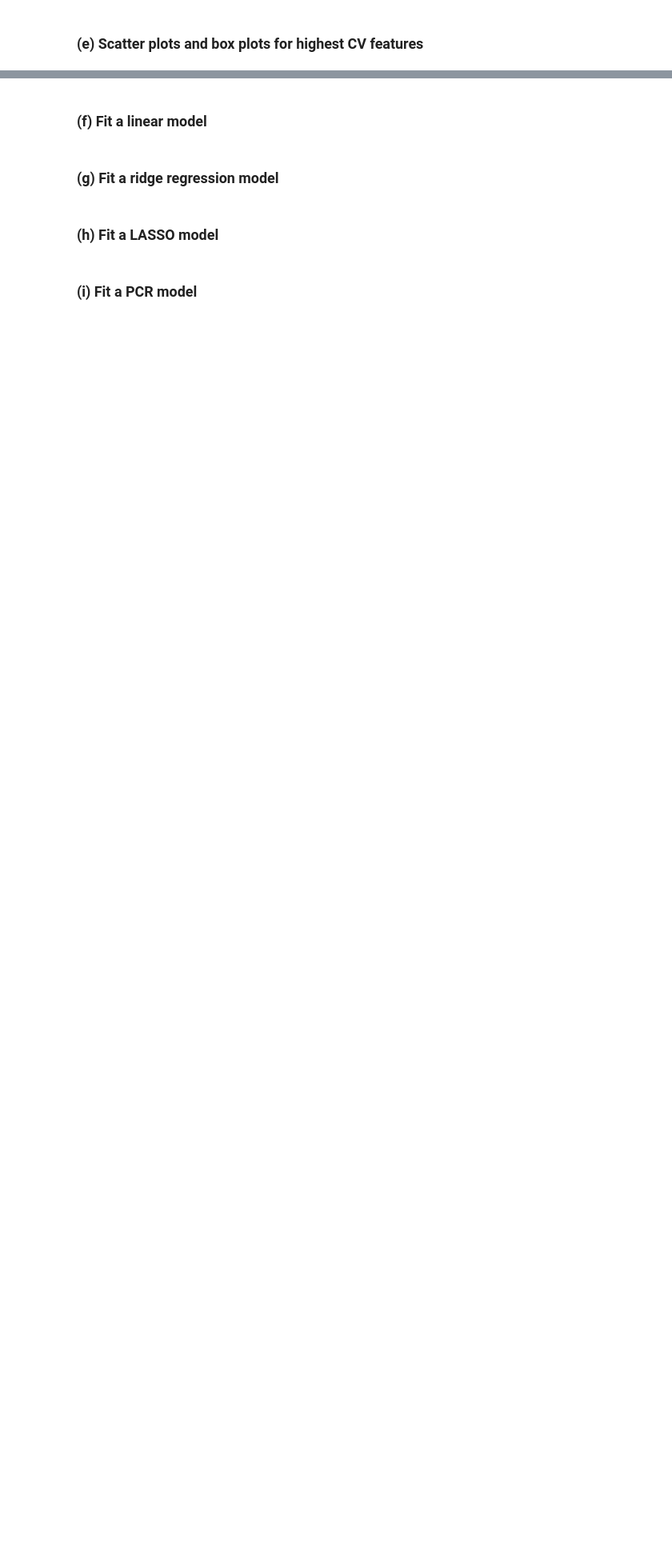
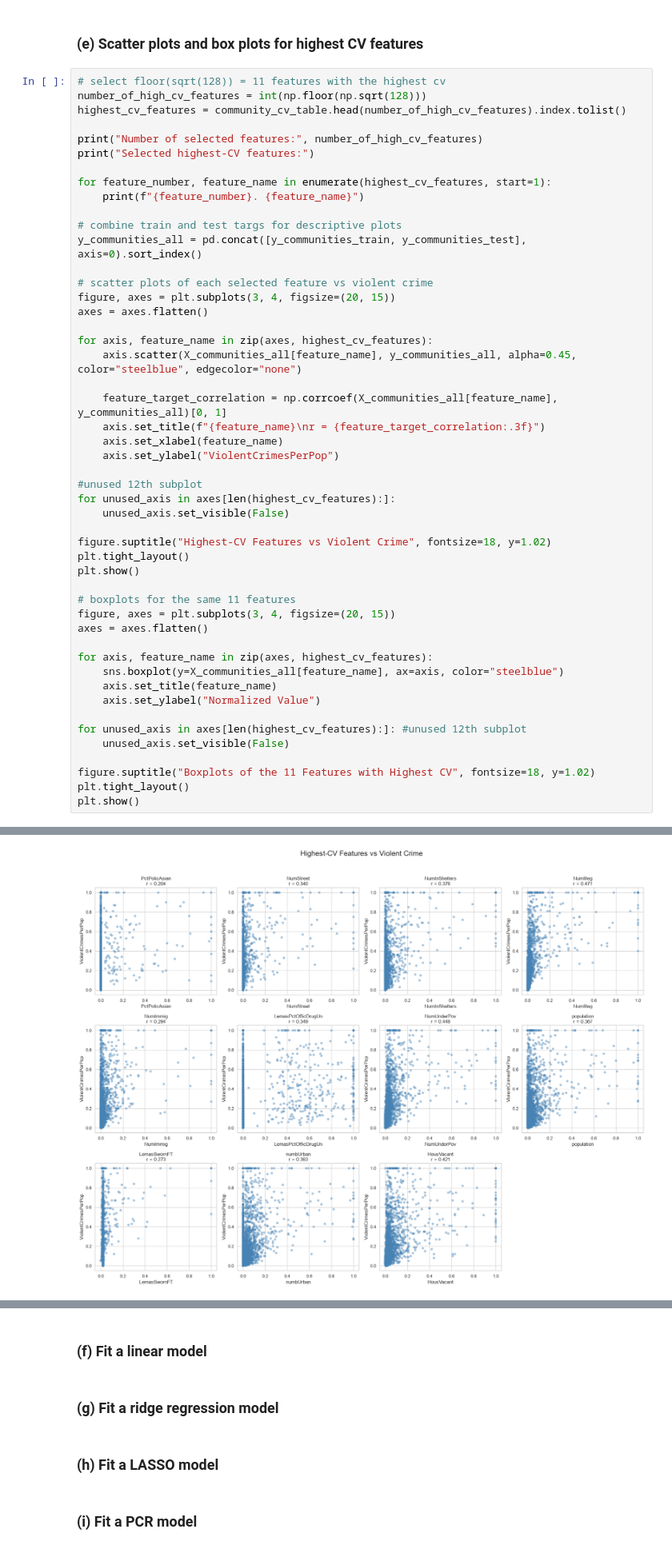
Before and after one commit to manvsatish/dsci-552-hw-5, a Jupyter notebook: notebook/Satish_Manvika_HW5.ipynb, the cells around one changed output, grey strips where cells are left out. Shown at 80% size. Drawn from its saved outputs; the diff is of its cells as text; blank space fills up the shorter version.

```diff
--- a/notebook/Satish_Manvika_HW5.ipynb
+++ b/notebook/Satish_Manvika_HW5.ipynb
@@ -518,3 +518,53 @@ Top 11 features by CV:
 | HousVacant | 0.0768 | 0.1505 | 1.9588 |
 # %% [markdown]
 ### (e) Scatter plots and box plots for highest CV features
+# %%
+# select floor(sqrt(128)) = 11 features with the highest cv
+number_of_high_cv_features = int(np.floor(np.sqrt(128)))
+highest_cv_features = community_cv_table.head(number_of_high_cv_features).index.tolist()
+
+print("Number of selected features:", number_of_high_cv_features)
+print("Selected highest-CV features:")
+
+for feature_number, feature_name in enumerate(highest_cv_features, start=1):
+    print(f"{feature_number}. {feature_name}")
+
+# combine train and test targs for descriptive plots
+y_communities_all = pd.concat([y_communities_train, y_communities_test], axis=0).sort_index()
+
+# scatter plots of each selected feature vs violent crime
+figure, axes = plt.subplots(3, 4, figsize=(20, 15))
+axes = axes.flatten()
+
+for axis, feature_name in zip(axes, highest_cv_features):
+    axis.scatter(X_communities_all[feature_name], y_communities_all, alpha=0.45, color="steelblue", edgecolor="none")
+
+    feature_target_correlation = np.corrcoef(X_communities_all[feature_name], y_communities_all)[0, 1]
+    axis.set_title(f"{feature_name}\nr = {feature_target_correlation:.3f}")
+    axis.set_xlabel(feature_name)
+    axis.set_ylabel("ViolentCrimesPerPop")
+
+#unused 12th subplot
+for unused_axis in axes[len(highest_cv_features):]:
+    unused_axis.set_visible(False)
+
+figure.suptitle("Highest-CV Features vs Violent Crime", fontsize=18, y=1.02)
+plt.tight_layout()
+plt.show()
+
+# boxplots for the same 11 features
+figure, axes = plt.subplots(3, 4, figsize=(20, 15))
+axes = axes.flatten()
+
+for axis, feature_name in zip(axes, highest_cv_features):
+    sns.boxplot(y=X_communities_all[feature_name], ax=axis, color="steelblue")
+    axis.set_title(feature_name)
+    axis.set_ylabel("Normalized Value")
+
+for unused_axis in axes[len(highest_cv_features):]: #unused 12th subplot
+    unused_axis.set_visible(False)
+
+figure.suptitle("Boxplots of the 11 Features with Highest CV", fontsize=18, y=1.02)
+plt.tight_layout()
+plt.show()
+# %% [output]
@@ -520,0 +584 @@ Top 11 features by CV:
+[figure, added]
```
Also changed, not shown: parts of 2 cells of this notebook.
